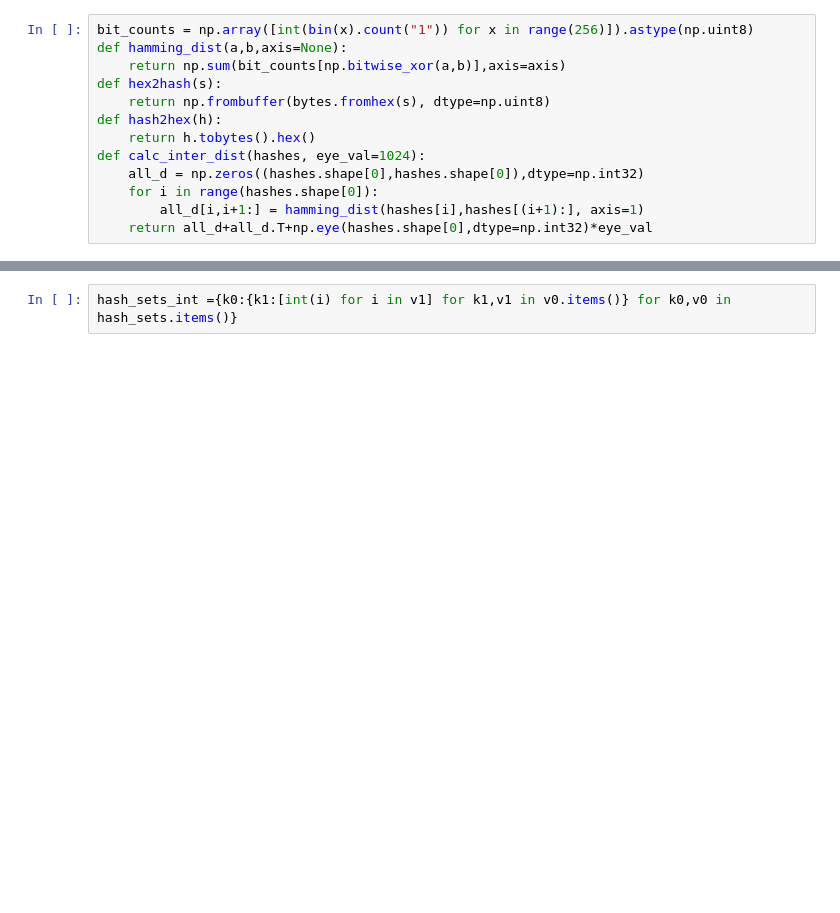
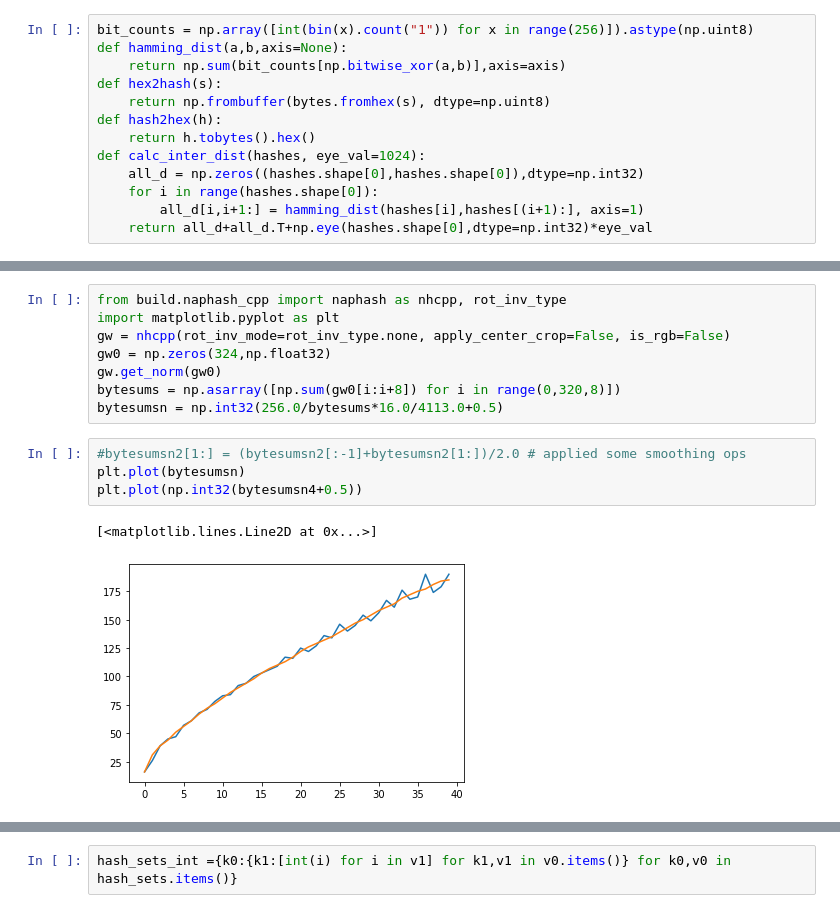
Before and after one commit to ozendelait/naphash, a Jupyter notebook: calc_for_dict.ipynb, the cells around one changed output, grey strips where cells are left out. Saved outputs shown, nothing was run; the diff lists cells and outputs as text; blank space fills up the shorter version.

```diff
--- a/calc_for_dict.ipynb
+++ b/calc_for_dict.ipynb
@@ -79,0 +146,15 @@ for remove_transp in [True, False]:
+# %%
+from build.naphash_cpp import naphash as nhcpp, rot_inv_type
+import matplotlib.pyplot as plt
+gw = nhcpp(rot_inv_mode=rot_inv_type.none, apply_center_crop=False, is_rgb=False)
+gw0 = np.zeros(324,np.float32)
+gw.get_norm(gw0)
+bytesums = np.asarray([np.sum(gw0[i:i+8]) for i in range(0,320,8)])
+bytesumsn = np.int32(256.0/bytesums*16.0/4113.0+0.5)
+# %%
+#bytesumsn2[1:] = (bytesumsn2[:-1]+bytesumsn2[1:])/2.0 # applied some smoothing ops
+plt.plot(bytesumsn)
+plt.plot(np.int32(bytesumsn4+0.5))
+# %% [output]
+[<matplotlib.lines.Line2D at 0x...>]
+[figure, added]
```
Also changed, not shown: parts of 18 cells of this notebook, 3 other files.
